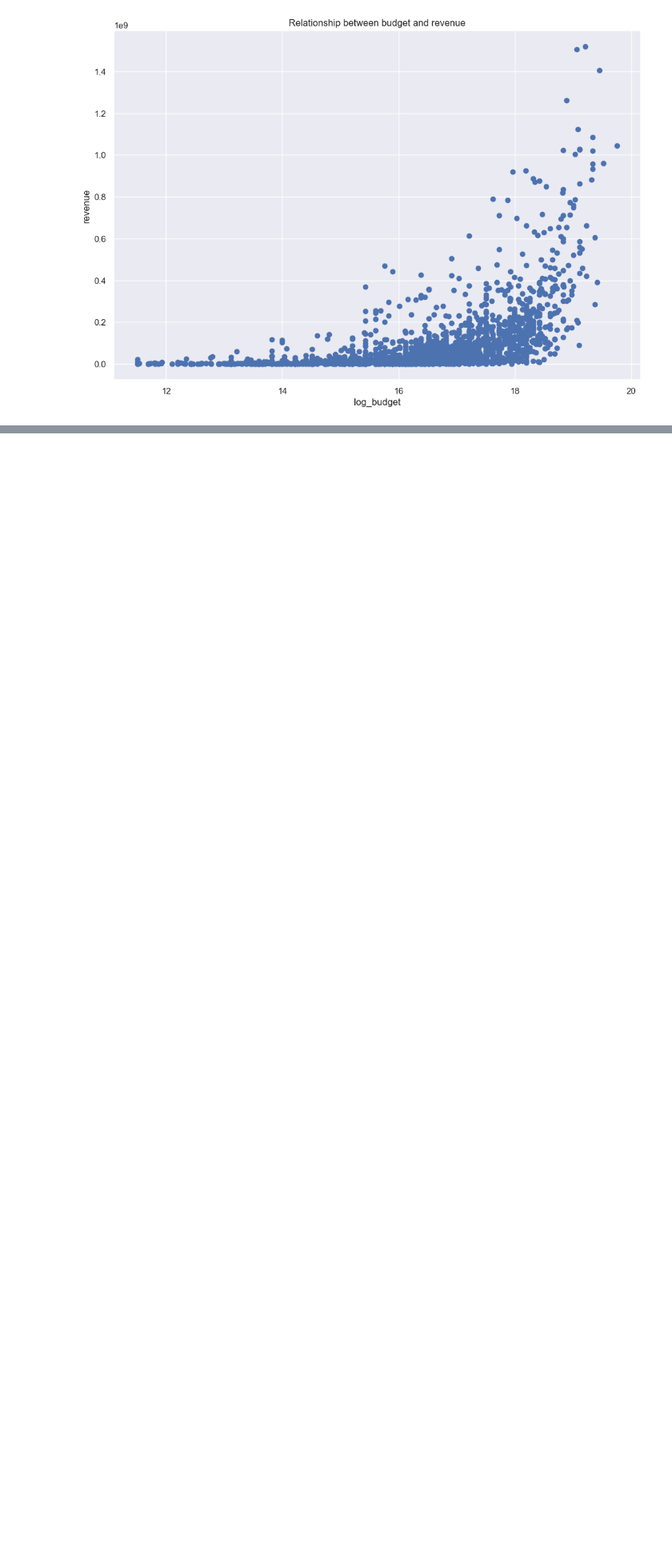
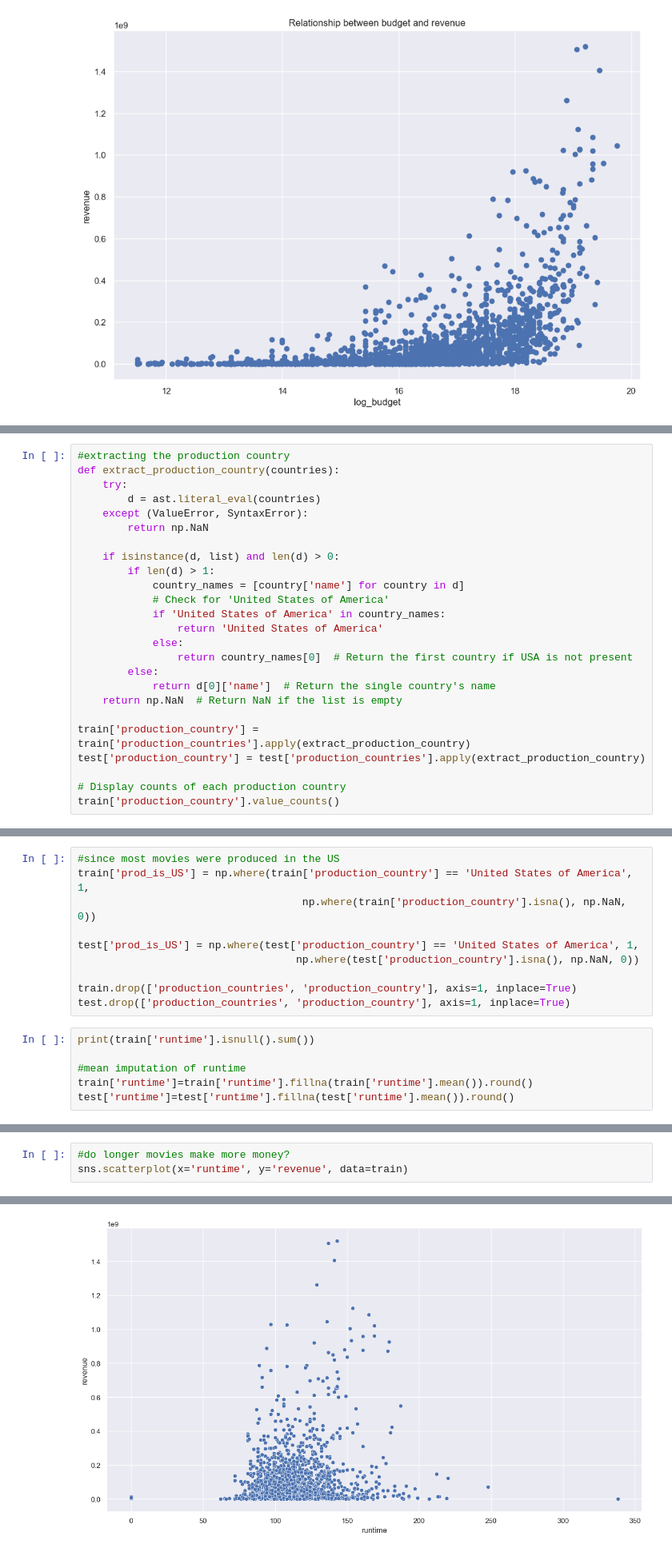
Before and after one commit to aatmiyasilwal/FITE3010-Kaggle-Competition, a Jupyter notebook: FITE3010_Kaggle_Pipeline.ipynb, the cells around one changed output, grey strips where cells are left out. Shown: that part at 80% size. Saved outputs shown, nothing was run; the diff lists cells and outputs as text; blank space fills up the shorter version.

```diff
--- a/FITE3010_Kaggle_Pipeline.ipynb
+++ b/FITE3010_Kaggle_Pipeline.ipynb
@@ -213,0 +332,25 @@ plt.show()
+# %%
+#extracting the production country
+def extract_production_country(countries):
+    try:
+        d = ast.literal_eval(countries)
+    except (ValueError, SyntaxError):
+        return np.NaN
+
+    if isinstance(d, list) and len(d) > 0:
+        if len(d) > 1:
+            country_names = [country['name'] for country in d]
+            # Check for 'United States of America'
+            if 'United States of America' in country_names:
+                return 'United States of America'
+            else:
+                return country_names[0]  # Return the first country if USA is not present
+        else:
+            return d[0]['name']  # Return the single country's name
+    return np.NaN  # Return NaN if the list is empty
+
+train['production_country'] = train['production_countries'].apply(extract_production_country)
+test['production_country'] = test['production_countries'].apply(extract_production_country)
+
+# Display counts of each production country
+train['production_country'].value_counts()
@@ -213,0 +375,16 @@ plt.show()
+# %%
+#since most movies were produced in the US
+train['prod_is_US'] = np.where(train['production_country'] == 'United States of America', 1,
+                                    np.where(train['production_country'].isna(), np.NaN, 0))
+
+test['prod_is_US'] = np.where(test['production_country'] == 'United States of America', 1,
+                                   np.where(test['production_country'].isna(), np.NaN, 0))
+
+train.drop(['production_countries', 'production_country'], axis=1, inplace=True)
+test.drop(['production_countries', 'production_country'], axis=1, inplace=True)
+# %%
+print(train['runtime'].isnull().sum())
+
+#mean imputation of runtime
+train['runtime']=train['runtime'].fillna(train['runtime'].mean()).round()
+test['runtime']=test['runtime'].fillna(test['runtime'].mean()).round()
@@ -213,0 +393,4 @@ plt.show()
+# %%
+#do longer movies make more money?
+sns.scatterplot(x='runtime', y='revenue', data=train)
+# %% [output]
@@ -213,0 +398 @@ plt.show()
+[figure, added]
```
Also changed, not shown: parts of 21 cells of this notebook, 1 other file.
